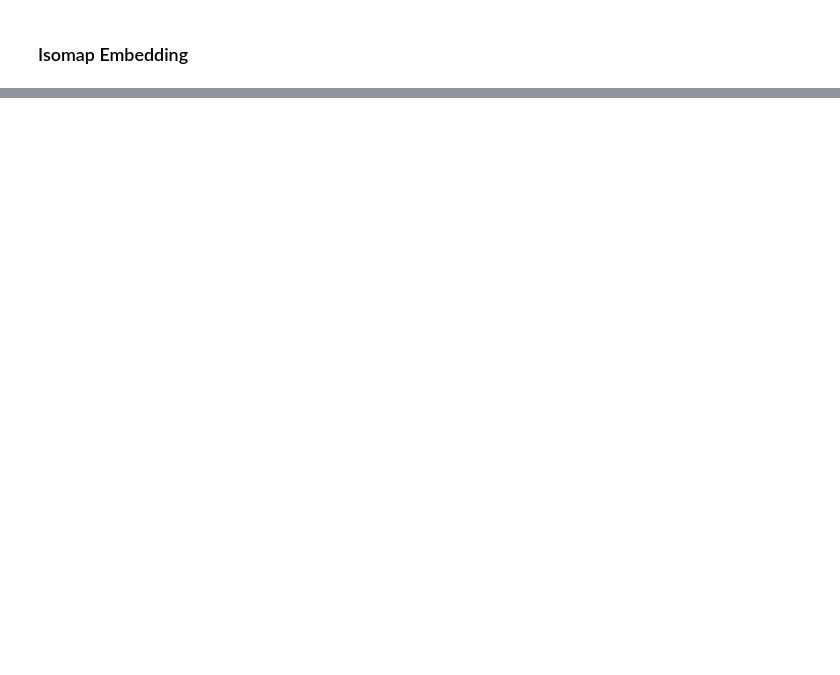
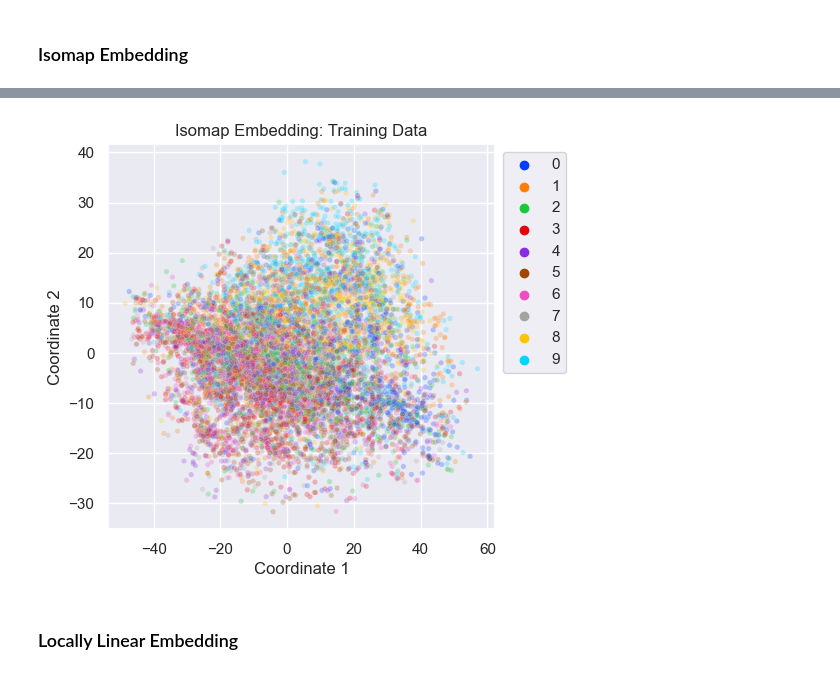
Before and after one commit to lau-allen/manifold-learning-comparison, a Jupyter notebook: dsei2100s23hw5p1.ipynb, the cells around one changed output, grey strips where cells are left out. Cells and saved outputs as stored; diff of their text form; code cells hidden in the pictures; blank space fills up the shorter version.

```diff
--- a/dsei2100s23hw5p1.ipynb
+++ b/dsei2100s23hw5p1.ipynb
@@ -155,0 +169,12 @@ plot_2D(X_test_pca[:,0],X_test_pca[:,1],y_test,
+# %%
+#transforming X_train and X_test data
+X_train_iso = isomap.transform(X_train)
+X_test_iso = isomap.transform(X_test)
+# %%
+#plotting X_train
+plot_2D(X_train_iso[:,0],X_train_iso[:,1],y_train,
+        'Isomap Embedding: Training Data','Coordinate 1','Coordinate 2');
+# %% [output]
+[figure, added]
+# %% [markdown]
+### Locally Linear Embedding
```
Also changed, not shown: parts of 7 cells of this notebook.
